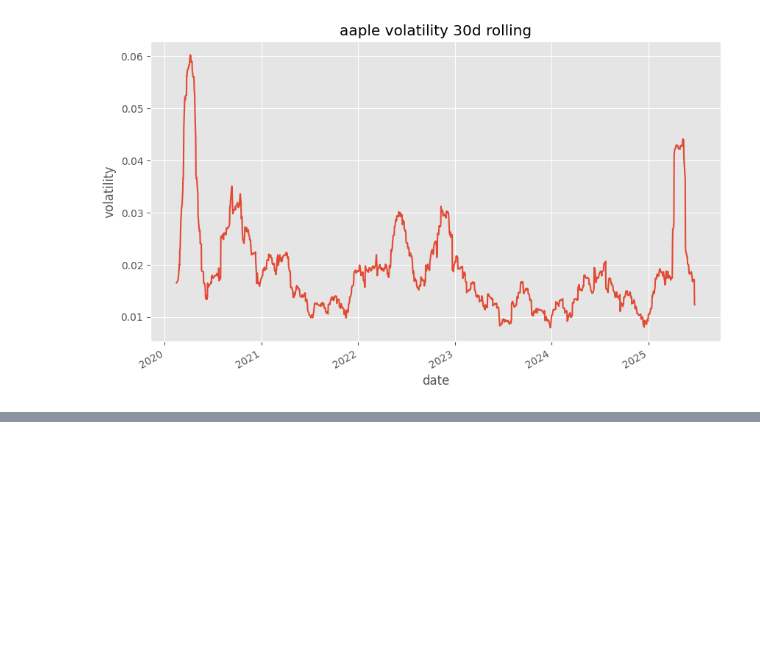
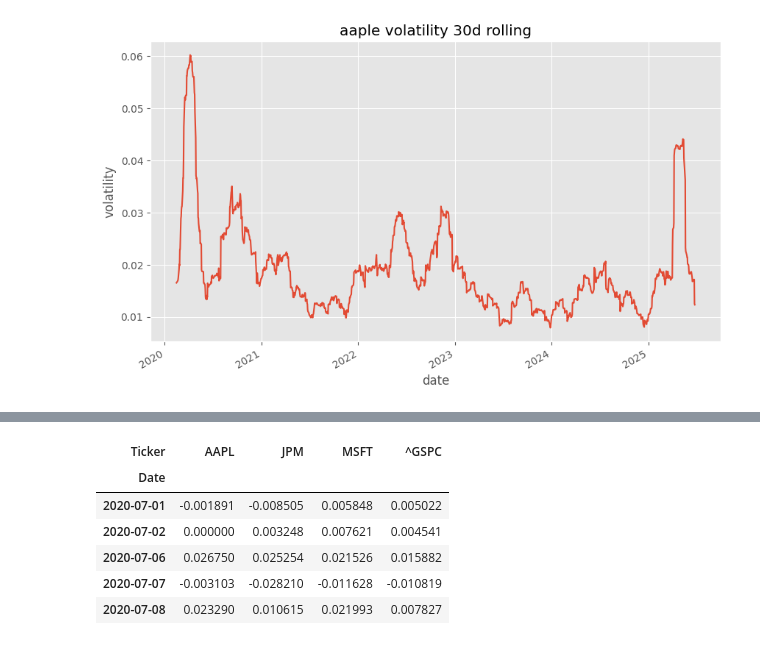
Before and after one commit to rahulbedjavalge/fin-ai-beast, a Jupyter notebook: notebooks/01_EDA_stock.ipynb, the cells around one changed output, grey strips where cells are left out. Saved outputs shown, nothing was run; the diff lists cells and outputs as text; code cells hidden in the pictures; blank space fills up the shorter version.

```diff
--- a/notebooks/01_EDA_stock.ipynb
+++ b/notebooks/01_EDA_stock.ipynb
@@ -143,0 +217,8 @@ os.chdir("/FIN-AI-BEAST")  # Set to your project root
+# %%
+import yfinance as yf
+
+sp500_raw = yf.download("^GSPC", start="2020-06-30", end="2025-06-30", progress=False)
+print(sp500_raw.columns)
+prices_df = raw['Close']  # or raw.xs('Close', level=0, axis=1)
+returns_df = prices_df.pct_change().dropna()
+returns_df.head()
@@ -143,0 +239,21 @@ os.chdir("/FIN-AI-BEAST")  # Set to your project root
+# %%
+if 'Adj Close' in sp500_raw.columns:
+    sp500 = sp500_raw['Adj Close']
+else:
+    sp500 = sp500_raw['Close']  # fallback
+
+sp500.name = 'S&P500'
+# %%
+market_returns = sp500.pct_change().dropna()
+market_returns.name = 'Market_Return'
+# %%
+combined_returns = returns_df.join(market_returns, how='inner')
+combined_returns.head()
+# %% [output]
+| Ticker | AAPL | JPM | MSFT | ^GSPC |
+| Date |  |  |  |  |
+| 2020-07-01 | -0.001891 | -0.008505 | 0.005848 | 0.005022 |
+| 2020-07-02 | 0.000000 | 0.003248 | 0.007621 | 0.004541 |
+| 2020-07-06 | 0.026750 | 0.025254 | 0.021526 | 0.015882 |
+| 2020-07-07 | -0.003103 | -0.028210 | -0.011628 | -0.010819 |
+| 2020-07-08 | 0.023290 | 0.010615 | 0.021993 | 0.007827 |
```
Also changed, not shown: parts of 14 cells of this notebook, 4 other files.
